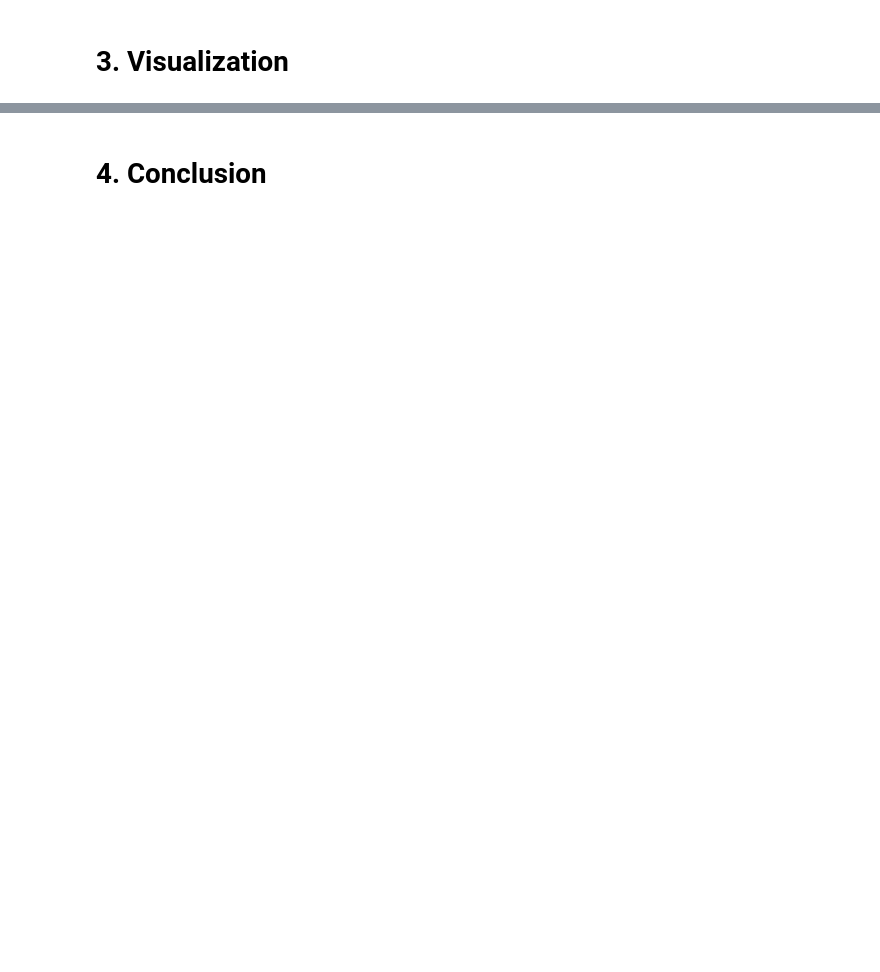
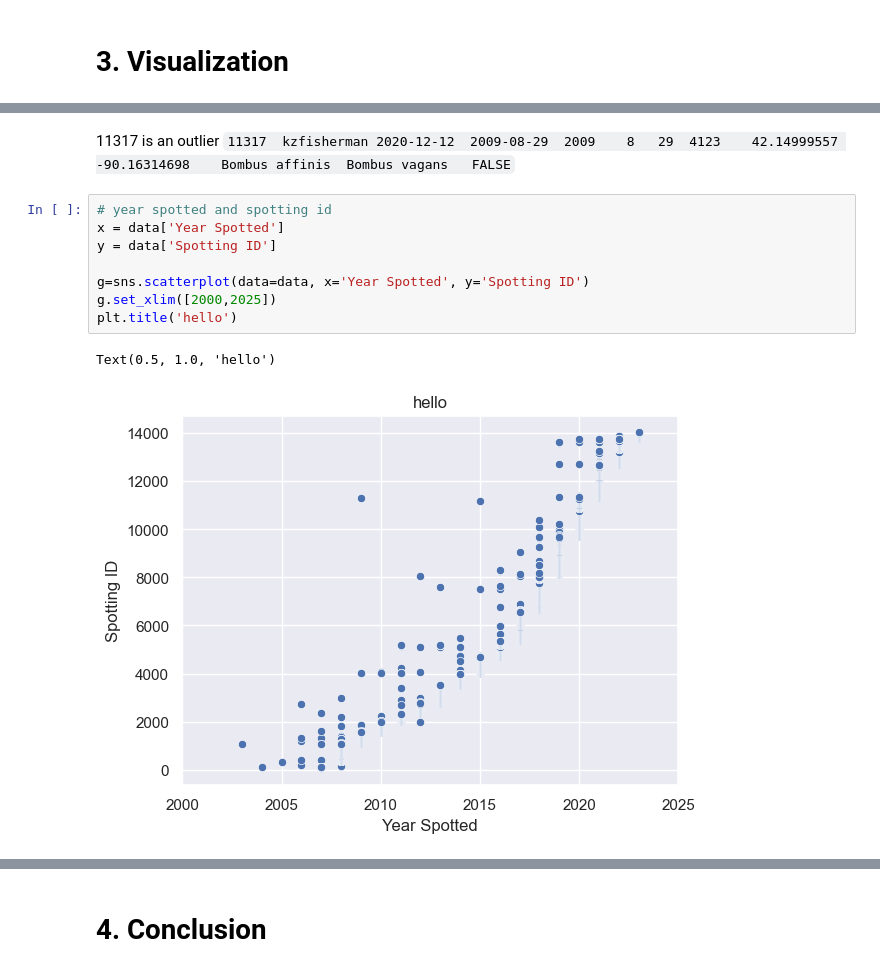
Before and after one commit to Crediteur/Jupyter-Notebooks, a Jupyter notebook: BeeSpotter_Contribution_Analysis/CM2015_BeeSpotter_Contribution_Analysis.ipynb, the cells around one changed output, grey strips where cells are left out. Saved outputs shown, nothing was run; the diff lists cells and outputs as text; blank space fills up the shorter version.

```diff
--- a/BeeSpotter_Contribution_Analysis/CM2015_BeeSpotter_Contribution_Analysis.ipynb
+++ b/BeeSpotter_Contribution_Analysis/CM2015_BeeSpotter_Contribution_Analysis.ipynb
@@ -277,0 +372,13 @@ Name: count, dtype: int64
+# %% [markdown]
+11317 is an outlier `11317	kzfisherman	2020-12-12	2009-08-29	2009	8	29	4123	42.14999557	-90.16314698	Bombus affinis	Bombus vagans	FALSE`
+# %%
+# year spotted and spotting id
+x = data['Year Spotted']
+y = data['Spotting ID']
+
+g=sns.scatterplot(data=data, x='Year Spotted', y='Spotting ID')
+g.set_xlim([2000,2025])
+plt.title('hello')
+# %% [output]
+Text(0.5, 1.0, 'hello')
+[figure, added]
```
Also changed, not shown: parts of 24 cells of this notebook.
